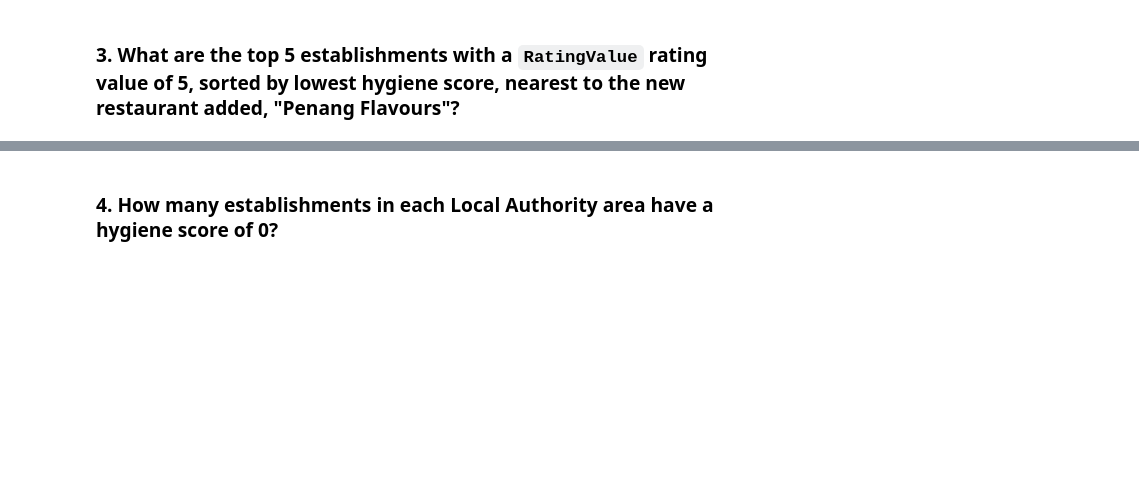
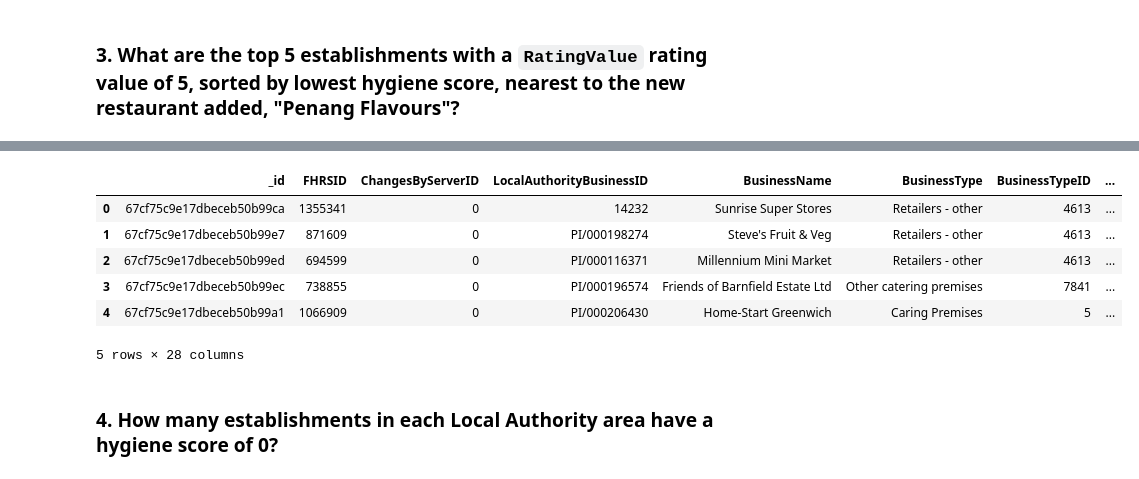
Before and after one commit to jmil86/nosql-challenge, a Jupyter notebook: NoSQL_analysis_starter.ipynb, the cells around one changed output, grey strips where cells are left out. Cells and saved outputs as stored; diff of their text form; code cells hidden in the pictures; blank space fills up the shorter version.

Commit message:
Completed analysis_starter

```diff
--- a/NoSQL_analysis_starter.ipynb
+++ b/NoSQL_analysis_starter.ipynb
@@ -139,22 +142,28 @@ df.head(10)
 ### 3. What are the top 5 establishments with a `RatingValue` rating value of 5, sorted by lowest hygiene score, nearest to the new restaurant added, "Penang Flavours"?
 # %%
 # Search within 0.01 degree on either side of the latitude and longitude. Rating value must equal 5, Sort by hygiene score.
+# Define the search parameters
+degree_search = 0.01
+latitude = 51.490134
+longitude = 0.061559
 
-degree_search = 0.01 / 3963.2  # Convert degree search to radians for $centerSphere
-latitude = 51.5074
-longitude = -0.1278  # Corrected longitude to be negative for London
-
+# Define the query to search within 0.01 degree on either side of the latitude and longitude, and with a RatingValue of 5
 query = {
-    "geocode": {
-        "$geoWithin": {
-            "$centerSphere": [[longitude, latitude], degree_search]
-        }
-    },
+    "geocode.latitude": {"$gte": latitude - degree_search, "$lte": latitude + degree_search},
+    "geocode.longitude": {"$gte": longitude - degree_search, "$lte": longitude + degree_search},
     "RatingValue": 5
 }
+
+# Define the sort order
 sort = [("scores.Hygiene", 1)]
+
+# Define the limit
 limit = 5
 
-# Print the results
-pprint(list(establishments.find(query).sort(sort).limit(limit)))
+# Execute the query and sort
+results = list(establishments.find(query).sort(sort).limit(limit))
+
+
+# Display the results
+pprint(results)
 # %% [output]
@@ -162,6 +187,15 @@ pprint(list(establishments.find(query).sort(sort).limit(limit)))
 # %%
-# Convert result to Pandas DataFrame
-df = pd.DataFrame(list(establishments.find(query).sort(sort).limit(limit)))
+# Convert the result to a Pandas DataFrame
+df_filtered = pd.DataFrame(results)
+df_filtered.head()
+# %% [output]
+|  | _id | FHRSID | ChangesByServerID | LocalAuthorityBusinessID | BusinessName | BusinessType | BusinessTypeID | ... |
+| 0 | 67cf75c9e17dbeceb50b99ca | 1355341 | 0 | 14232 | Sunrise Super Stores | Retailers - other | 4613 | ... |
+| 1 | 67cf75c9e17dbeceb50b99e7 | 871609 | 0 | PI/000198274 | Steve's Fruit & Veg | Retailers - other | 4613 | ... |
+| 2 | 67cf75c9e17dbeceb50b99ed | 694599 | 0 | PI/000116371 | Millennium Mini Market | Retailers - other | 4613 | ... |
+| 3 | 67cf75c9e17dbeceb50b99ec | 738855 | 0 | PI/000196574 | Friends of Barnfield Estate Ltd | Other catering premises | 7841 | ... |
+| 4 | 67cf75c9e17dbeceb50b99a1 | 1066909 | 0 | PI/000206430 | Home-Start Greenwich | Caring Premises | 5 | ... |
+5 rows × 28 columns
 # %% [markdown]
 ### 4. How many establishments in each Local Authority area have a hygiene score of 0?
 # %%
```
Also changed, not shown: parts of 2 cells of this notebook.
